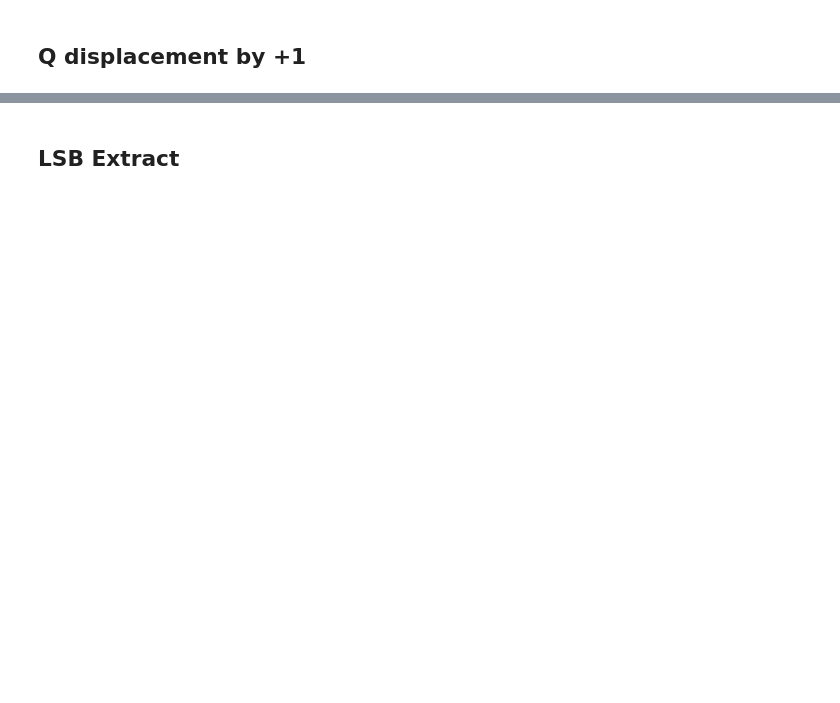
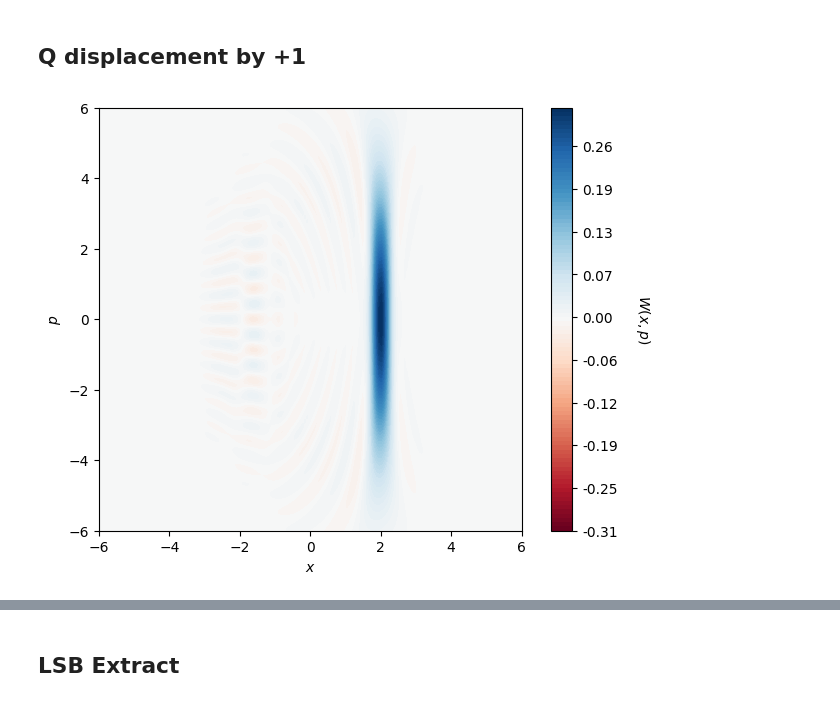
Before and after one commit to shubdeepmohapatra01/CV-DV-Benchmarking-, a Jupyter notebook: bosonic-qiskit-benchmarks/cvdv-shors.ipynb, the cells around one changed output, grey strips where cells are left out. Saved outputs shown, nothing was run; the diff lists cells and outputs as text; code cells hidden in the pictures; blank space fills up the shorter version.

```diff
--- a/bosonic-qiskit-benchmarks/cvdv-shors.ipynb
+++ b/bosonic-qiskit-benchmarks/cvdv-shors.ipynb
@@ -44 +48,7 @@ qumode0 = shors.trace_out_qumode_index(circuit,stateop,qmr1,qbr,'0')
+# %%
+circuit1 = c2qa.CVCircuit(qmr1)
+
+fig = c2qa.wigner.plot_wigner(circuit1, rho_qumode_0)
+# %% [output]
+[figure, added]
 # %%
```
Also changed, not shown: parts of 42 cells of this notebook, 1 other file.
